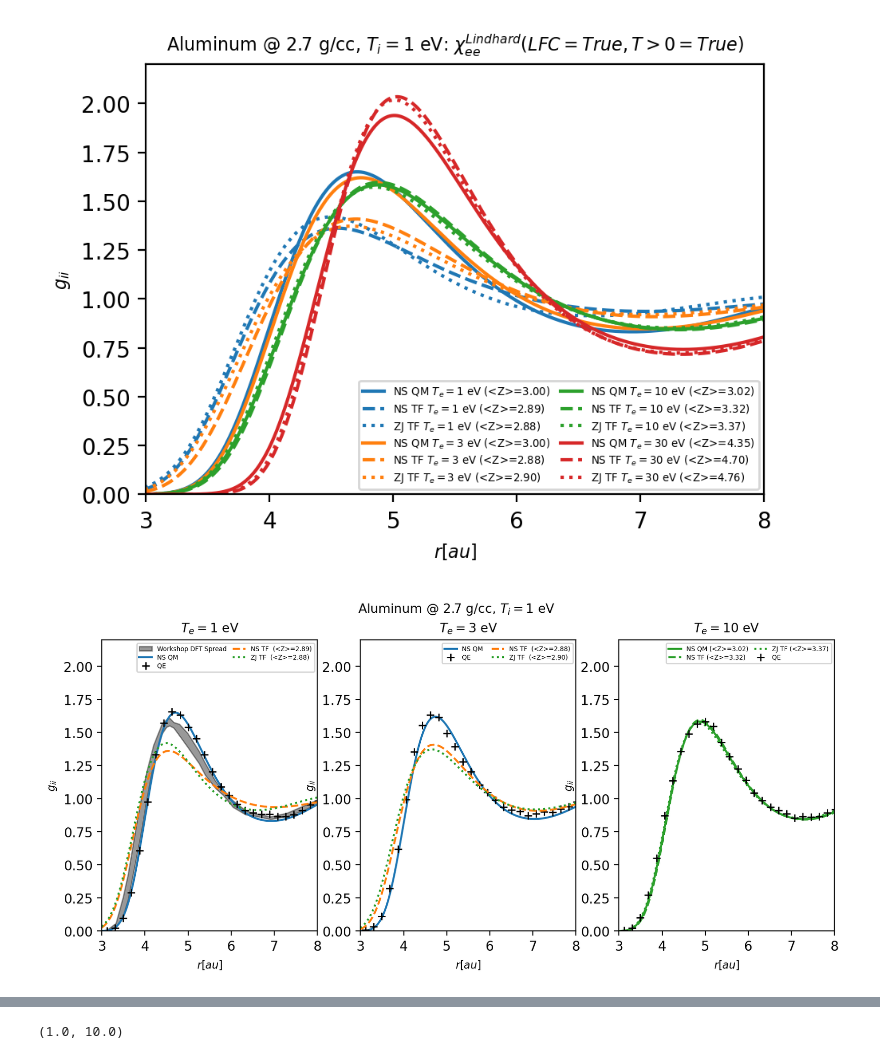
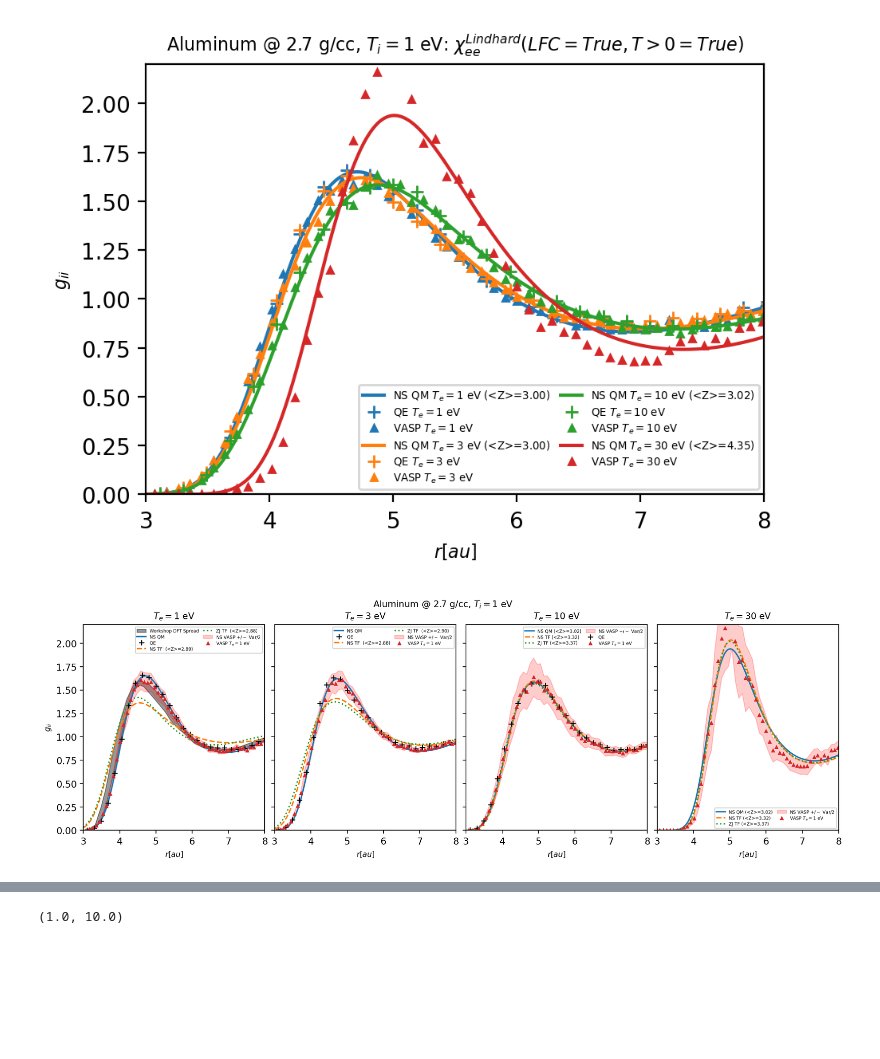
Before and after one commit to ZachAJohnson/OFAA, a Jupyter notebook: jupyter/Benchmarks/2T_NS.ipynb, the cells around one changed output, grey strips where cells are left out. Drawn from its saved outputs; the diff is of its cells as text; code cells hidden in the pictures; blank space fills up the shorter version.

```diff
--- a/jupyter/Benchmarks/2T_NS.ipynb
+++ b/jupyter/Benchmarks/2T_NS.ipynb
@@ -83,28 +83,38 @@ def load_NS_g_data(filename):
 def load_NS_u_data(filename, fix_factor=1):
     NS_aa = read_csv(filename, skiprows=8, delim_whitespace=True, names=["r", "uii","dvdr"])
     return NS_aa.r, NS_aa.uii*fix_factor
+
+def load_NS_VASP_g_data(filename):
+    NS_vasp = read_csv(filename, skiprows=4, delim_whitespace=True, names=["r", "g", "g_var"])
+    return NS_vasp.r*Angstrom_to_AU, NS_vasp.g, NS_vasp.g_var
+
 NS_folder = "/home/zach/plasma/average_atom/data/aluminum_2T/aluminum_2T_NS/"
+Al_2T_folder = "/home/zach/plasma/average_atom/data/aluminum_2T/"
 
 # Fixed Ti cases
 NS_tf_g11 = load_NS_g_data(NS_folder + "qm_ksdt_aluminum_ti1ev_t1ev_d2.7gpcc/tf_ii_pdfs.dat")
 NS_tf_u11 = load_NS_u_data(NS_folder + "qm_ksdt_aluminum_ti1ev_t1ev_d2.7gpcc/tf_potential_for_md.jerome.dat")
 NS_ks_g11 = load_NS_g_data(NS_folder + "qm_ksdt_aluminum_ti1ev_t1ev_d2.7gpcc/qm_ii_pdfs.dat")
 NS_ks_u11 = load_NS_u_data(NS_folder + "qm_ksdt_aluminum_ti1ev_t1ev_d2.7gpcc/qm_potential_for_md.jerome.dat")
+NS_vasp_g11 = load_NS_VASP_g_data(Al_2T_folder + "VASP_NS/Preliminary_Data_for_Two_Temperature_Systems/gr_d2.7gpcc_te1.0ev_ti1.0ev_cubic_N64_B600_E1000eV_bmvp.dat")
 
 NS_tf_g12 = load_NS_g_data(NS_folder + "qm_ksdt_aluminum_ti1ev_t3ev_d2.7gpcc/tf_ii_pdfs.dat")
 NS_tf_u12 = load_NS_u_data(NS_folder + "qm_ksdt_aluminum_ti1ev_t3ev_d2.7gpcc/tf_potential_for_md.jerome.dat", fix_factor=1/3)
 NS_ks_g12 = load_NS_g_data(NS_folder + "qm_ksdt_aluminum_ti1ev_t3ev_d2.7gpcc/qm_ii_pdfs.dat")
 NS_ks_u12 = load_NS_u_data(NS_folder + "qm_ksdt_aluminum_ti1ev_t3ev_d2.7gpcc/qm_potential_for_md.jerome.dat", fix_factor=1/3)
+NS_vasp_g12 = load_NS_VASP_g_data(Al_2T_folder + "VASP_NS/Preliminary_Data_for_Two_Temperature_Systems/gr_d2.7gpcc_te3.0ev_ti1.0ev_cubic_N64_B1200_E1000eV_bmvp.dat")
 
 NS_tf_g13 = load_NS_g_data(NS_folder + "qm_ksdt_aluminum_ti1ev_t10ev_d2.7gpcc/tf_ii_pdfs.dat")
 NS_tf_u13 = load_NS_u_data(NS_folder + "qm_ksdt_aluminum_ti1ev_t10ev_d2.7gpcc/tf_potential_for_md.jerome.dat", fix_factor=1/10)
 NS_ks_g13 = load_NS_g_data(NS_folder + "qm_ksdt_aluminum_ti1ev_t10ev_d2.7gpcc/qm_ii_pdfs.dat")
 NS_ks_u13 = load_NS_u_data(NS_folder + "qm_ksdt_aluminum_ti1ev_t10ev_d2.7gpcc/qm_potential_for_md.jerome.dat", fix_factor=1/10)
+NS_vasp_g13 = load_NS_VASP_g_data(Al_2T_folder + "VASP_NS/Preliminary_Data_for_Two_Temperature_Systems/gr_d2.7gpcc_te10.0ev_ti1.0ev_cubic_N32_B2500_E1000eV_bmvp.dat")
 
 NS_tf_g14 = load_NS_g_data(NS_folder + "qm_ksdt_aluminum_ti1ev_t30ev_d2.7gpcc/tf_ii_pdfs.dat")
 NS_tf_u14 = load_NS_u_data(NS_folder + "qm_ksdt_aluminum_ti1ev_t30ev_d2.7gpcc/tf_potential_for_md.jerome.dat")
 NS_ks_g14 = load_NS_g_data(NS_folder + "qm_ksdt_aluminum_ti1ev_t30ev_d2.7gpcc/qm_ii_pdfs.dat")
 NS_ks_u14 = load_NS_u_data(NS_folder + "qm_ksdt_aluminum_ti1ev_t30ev_d2.7gpcc/qm_potential_for_md.jerome.dat")
+NS_vasp_g14 = load_NS_VASP_g_data(Al_2T_folder + "VASP_NS/Preliminary_Data_for_Two_Temperature_Systems/gr_d2.7gpcc_te30.0ev_ti1.0ev_cubic_N16_B3500_E1000eV_bmvp.dat")
 
 # Fixed Te cases
 NS_tf_g21 = load_NS_g_data(NS_folder + "qm_ksdt_aluminum_ti1ev_t30ev_d2.7gpcc/tf_ii_pdfs.dat")
@@ -238,64 +248,95 @@ fig, ax = plt.subplots()
 ax.set_title(r"Aluminum @ $2.7$ g/cc, $T_i = 1 $ eV: " + χ_string, fontsize=8)
 
 plot_gii(NS_ks_g11, figax = (fig, ax), color=color_cycle[0], linestyle='-', label=r"NS QM $T_e=1$ eV (<Z>=3.00)")
-plot_gii(NS_tf_g11, figax = (fig, ax), color=color_cycle[0], linestyle='--', label=r"NS TF $T_e=1$ eV (<Z>=2.89)")
-plot_gii(ZJ_g11, figax = (fig, ax), color=color_cycle[0], linestyle=':', label=r"ZJ TF $T_e=1$ eV (<Z>={:0.2f})".format(ZJ_aa_11.Zstar))
-# plot_gii(QE_g11, figax = (fig, ax), color=color_cycle[0], marker='+', linestyle='', label=r"QE $T_e=1$ eV ")
+# plot_gii(NS_tf_g11, figax = (fig, ax), color=color_cycle[0], linestyle='--', label=r"NS TF $T_e=1$ eV (<Z>=2.89)")
+# plot_gii(ZJ_g11, figax = (fig, ax), color=color_cycle[0], linestyle=':', label=r"ZJ TF $T_e=1$ eV (<Z>={:0.2f})".format(ZJ_aa_11.Zstar))
+plot_gii(QE_g11, figax = (fig, ax), color=color_cycle[0], marker='+', linestyle='', label=r"QE $T_e=1$ eV ")
+plot_gii(NS_vasp_g11, figax = (fig, ax), color=color_cycle[0], marker='^', markersize=3, linestyle='', label=r"VASP $T_e=1$ eV ")
 
 plot_gii(NS_ks_g12, figax = (fig, ax), color=color_cycle[1], linestyle='-', label=r"NS QM $T_e=3$ eV (<Z>=3.00)")
-plot_gii(NS_tf_g12, figax = (fig, ax), color=color_cycle[1], linestyle='--', label=r"NS TF $T_e=3$ eV (<Z>=2.88)")
-plot_gii(ZJ_g12, figax = (fig, ax), color=color_cycle[1], linestyle=':', label=r"ZJ TF $T_e=3$ eV (<Z>={:0.2f})".format(ZJ_aa_12.Zstar))
-# plot_gii(QE_g12, figax = (fig, ax), color=color_cycle[1], marker='+', linestyle='', label=r"QE $T_e=3$ eV ")
+# plot_gii(NS_tf_g12, figax = (fig, ax), color=color_cycle[1], linestyle='--', label=r"NS TF $T_e=3$ eV (<Z>=2.88)")
+# plot_gii(ZJ_g12, figax = (fig, ax), color=color_cycle[1], linestyle=':', label=r"ZJ TF $T_e=3$ eV (<Z>={:0.2f})".format(ZJ_aa_12.Zstar))
+plot_gii(QE_g12, figax = (fig, ax), color=color_cycle[1], marker='+', linestyle='', label=r"QE $T_e=3$ eV ")
+plot_gii(NS_vasp_g12, figax = (fig, ax), color=color_cycle[1], marker='^', markersize=3, linestyle='', label=r"VASP $T_e=3$ eV ")
 
 
 plot_gii(NS_ks_g13, figax = (fig, ax), color=color_cycle[2], linestyle='-', label=r"NS QM $T_e=10$ eV (<Z>=3.02)")
-plot_gii(NS_tf_g13, figax = (fig, ax), color=color_cycle[2], linestyle='--', label=r"NS TF $T_e=10$ eV (<Z>=3.32)")
-plot_gii(ZJ_g13, figax = (fig, ax), color=color_cycle[2], linestyle=':', label=r"ZJ TF $T_e=10$ eV (<Z>={:0.2f})".format(ZJ_aa_13.Zstar))
-# plot_gii(QE_g13, figax = (fig, ax), color=color_cycle[2], marker='+', linestyle='', label=r"QE $T_e=10$ eV ")
+# plot_gii(NS_tf_g13, figax = (fig, ax), color=color_cycle[2], linestyle='--', label=r"NS TF $T_e=10$ eV (<Z>=3.32)")
+# plot_gii(ZJ_g13, figax = (fig, ax), color=color_cycle[2], linestyle=':', label=r"ZJ TF $T_e=10$ eV (<Z>={:0.2f})".format(ZJ_aa_13.Zstar))
+plot_gii(QE_g13, figax = (fig, ax), color=color_cycle[2], marker='+', linestyle='', label=r"QE $T_e=10$ eV ")
+plot_gii(NS_vasp_g13, figax = (fig, ax), color=color_cycle[2], marker='^', markersize=3, linestyle='', label=r"VASP $T_e=10$ eV ")
 
 plot_gii(NS_ks_g14, figax = (fig, ax), color=color_cycle[3], linestyle='-', label=r"NS QM $T_e=30$ eV (<Z>=4.35)")
-plot_gii(NS_tf_g14, figax = (fig, ax), color=color_cycle[3], linestyle='--', label=r"NS TF $T_e=30$ eV (<Z>=4.70)")
-plot_gii(ZJ_g14, figax = (fig, ax), color=color_cycle[3], linestyle=':', label=r"ZJ TF $T_e=30$ eV (<Z>={:0.2f})".format(ZJ_aa_14.Zstar))
+# plot_gii(NS_tf_g14, figax = (fig, ax), color=color_cycle[3], linestyle='--', label=r"NS TF $T_e=30$ eV (<Z>=4.70)")
+# plot_gii(ZJ_g14, figax = (fig, ax), color=color_cycle[3], linestyle=':', label=r"ZJ TF $T_e=30$ eV (<Z>={:0.2f})".format(ZJ_aa_14.Zstar))
+plot_gii(NS_vasp_g14, figax = (fig, ax), color=color_cycle[3], marker='^', markersize=3, linestyle='', label=r"VASP $T_e=30$ eV ")
+
 plt.savefig("KS_AlTi1eV_NS_comparison.png", dpi=200)
 # %% [output]
-[figure, old version]
+[figure, new version]
 # %%
 from scipy.interpolate import PchipInterpolator
 
 # Fixed Ti
-fig, axs = plt.subplots(1,3, figsize=(10,4))
+fig, axs = plt.subplots(1,4, figsize=(12,4))
 fig.suptitle(r"Aluminum @ $2.7$ g/cc, $T_i = 1 $ eV")
 
 ax = axs[0]
 ax.set_title(r"$T_e = 1 $ eV")
 # Data from community TCCW
 upper_data = read_csv("/home/zach/plasma/hnc/TCCW/Final_TCCW/Fig5c_Upper.txt", delim_whitespace=True, header=1)
 lower_data = read_csv("/home/zach/plasma/hnc/TCCW/Final_TCCW/Fig5c_Lower.txt", delim_whitespace=True, header=1)
 ax.fill_between(lower_data['r/ri']*ZJ_aa_11.rs,lower_data['gii'], PchipInterpolator(upper_data['r/ri'], upper_data['gii'])(lower_data['r/ri']), alpha=0.4, color='k', label='Workshop DFT Spread')
+# tmp_tccw_data = read_csv("TCCW1_Al1_check.txt", delim_whitespace=True, header=1)
+# ax.plot(tmp_tccw_data['r[rs]']*2.99 ,tmp_tccw_data['gii'], '.', markersize=1, zorder=0 )
+
 
 plot_gii(NS_ks_g11, figax = (fig, ax), color=color_cycle[0], linestyle='-', label=r"NS QM ")
 plot_gii(QE_g11, figax = (fig, ax), color='k', marker='+', linestyle='', label=r"QE ")
 plot_gii(NS_tf_g11, figax = (fig, ax), color=color_cycle[1], linestyle='--', label=r"NS TF  (<Z>=2.89)")
 plot_gii(ZJ_g11, figax = (fig, ax), color=color_cycle[2], linestyle=':', label=r"ZJ TF  (<Z>={:0.2f})".format(ZJ_aa_11.Zstar))
+ax.fill_between(NS_vasp_g11[0], NS_vasp_g11[1]-0.5*NS_vasp_g11[2], NS_vasp_g11[1]+0.5*NS_vasp_g11[2], alpha=0.2, color='r', label=r'NS VASP $+/-$ Var/2')
+plot_gii(NS_vasp_g11, figax = (fig, ax), color=color_cycle[3], marker='^', markersize=3, linestyle='', label=r"VASP $T_e=1$ eV ")
 
 
 ax = axs[1]
 ax.set_title(r"$T_e = 3 $ eV")
 plot_gii(NS_ks_g12, figax = (fig, ax), color=color_cycle[0], linestyle='-', label=r"NS QM ")
 plot_gii(QE_g12, figax = (fig, ax), color='k', marker='+', linestyle='', label=r"QE  ")
 plot_gii(NS_tf_g12, figax = (fig, ax), color=color_cycle[1], linestyle='--', label=r"NS TF  (<Z>=2.88)")
 plot_gii(ZJ_g12, figax = (fig, ax), color=color_cycle[2], linestyle=':', label=r"ZJ TF  (<Z>={:0.2f})".format(ZJ_aa_12.Zstar))
-plt.savefig("KS_AlTi1eV_NS_comparison_all.png", dpi=200)
+ax.fill_between(NS_vasp_g12[0], NS_vasp_g12[1]-0.5*NS_vasp_g12[2], NS_vasp_g12[1]+0.5*NS_vasp_g12[2], alpha=0.2, color='r', label=r'NS VASP $+/-$ Var/2')
+plot_gii(NS_vasp_g12, figax = (fig, ax), color=color_cycle[3], marker='^', markersize=3, linestyle='', label=r"VASP $T_e=1$ eV ")
+
+ax.set_yticklabels([])
+ax.set_ylabel("")
 
 ax = axs[2]
 ax.set_title(r"$T_e = 10 $ eV")
-plot_gii(NS_ks_g13, figax = (fig, ax), color=color_cycle[2], linestyle='-', label=r"NS QM (<Z>=3.02)")
-plot_gii(NS_tf_g13, figax = (fig, ax), color=color_cycle[2], linestyle='--', label=r"NS TF (<Z>=3.32)")
+plot_gii(NS_ks_g13, figax = (fig, ax), color=color_cycle[0], linestyle='-', label=r"NS QM (<Z>=3.02)")
+plot_gii(NS_tf_g13, figax = (fig, ax), color=color_cycle[1], linestyle='--', label=r"NS TF (<Z>=3.32)")
 plot_gii(ZJ_g13, figax = (fig, ax), color=color_cycle[2], linestyle=':', label=r"ZJ TF (<Z>={:0.2f})".format(ZJ_aa_13.Zstar))
+ax.fill_between(NS_vasp_g13[0], NS_vasp_g13[1]-0.5*NS_vasp_g13[2], NS_vasp_g13[1]+0.5*NS_vasp_g13[2], alpha=0.2, color='r', label=r'NS VASP $+/-$ Var/2')
 plot_gii(QE_g13, figax = (fig, ax), color='k', marker='+', linestyle='', label=r"QE  ")
+plot_gii(NS_vasp_g13, figax = (fig, ax), color=color_cycle[3], marker='^', markersize=3, linestyle='', label=r"VASP $T_e=1$ eV ")
+ax.set_yticklabels([])
+ax.set_ylabel("")
+ax = axs[3]
+
+ax.set_title(r"$T_e = 30 $ eV")
+plot_gii(NS_ks_g14, figax = (fig, ax), color=color_cycle[0], linestyle='-', label=r"NS QM (<Z>=3.02)")
+plot_gii(NS_tf_g14, figax = (fig, ax), color=color_cycle[1], linestyle='--', label=r"NS TF (<Z>=3.32)")
+plot_gii(ZJ_g14, figax = (fig, ax), color=color_cycle[2], linestyle=':', label=r"ZJ TF (<Z>={:0.2f})".format(ZJ_aa_13.Zstar))
+ax.fill_between(NS_vasp_g14[0], NS_vasp_g14[1]-0.5*NS_vasp_g14[2], NS_vasp_g14[1]+0.5*NS_vasp_g14[2], alpha=0.2, color='r', label=r'NS VASP $+/-$ Var/2')
+# plot_gii(QE_g14, figax = (fig, ax), color='k', marker='+', linestyle='', label=r"QE  ")
+plot_gii(NS_vasp_g14, figax = (fig, ax), color=color_cycle[3], marker='^', markersize=3, linestyle='', label=r"VASP $T_e=1$ eV ")
+ax.set_yticklabels([])
+ax.set_ylabel("")
+
+plt.tight_layout(pad=0.5)
 plt.savefig("KS_AlTi1eV_NS_comparison_all.png", dpi=200)
 # %% [output]
-[figure, old version]
+[figure, new version]
 # %%
 # Fixed Ti
 fig, ax = plt.subplots(1,1)#, figsize=(8,4))
```
Also changed, not shown: parts of 5 cells of this notebook, 39 other files.
